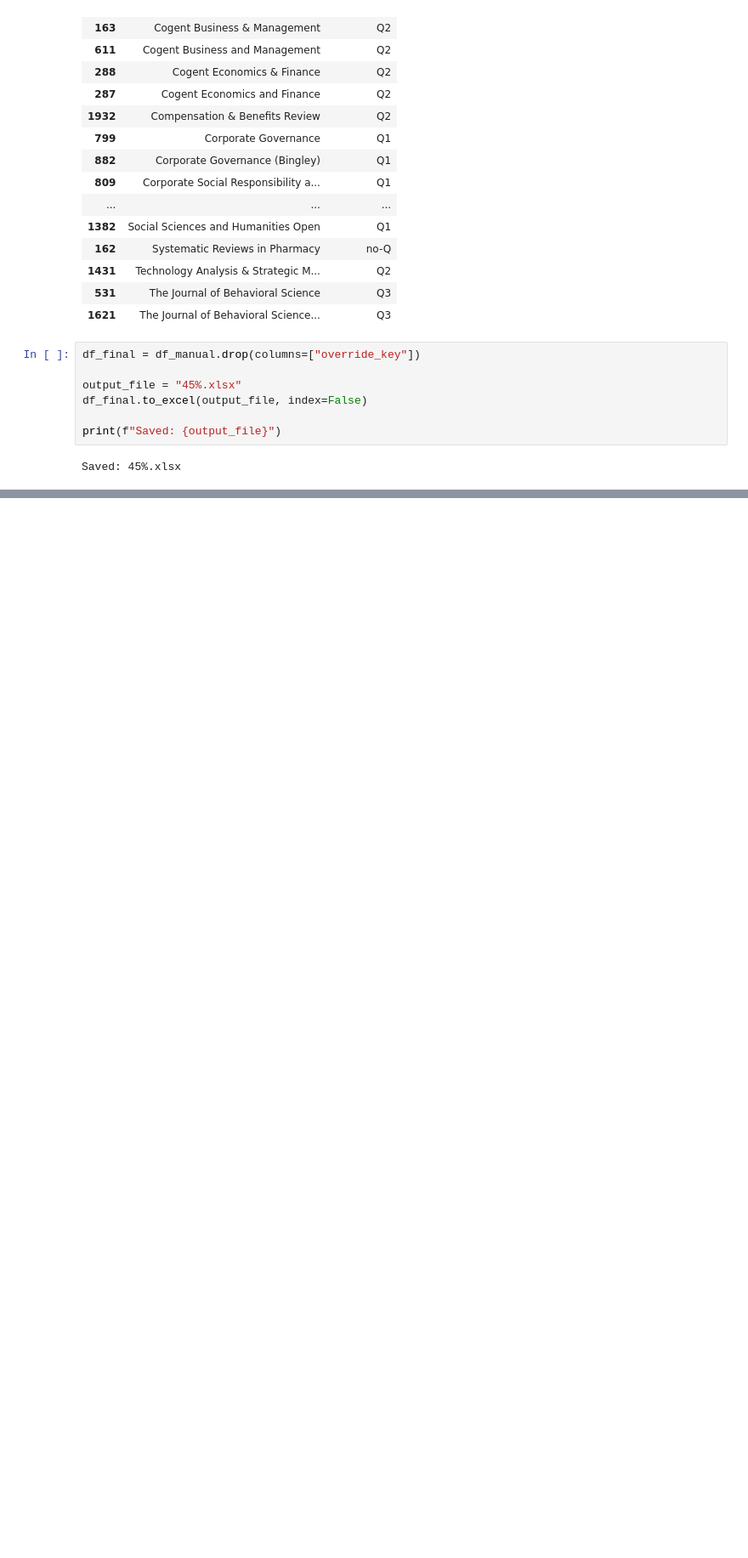
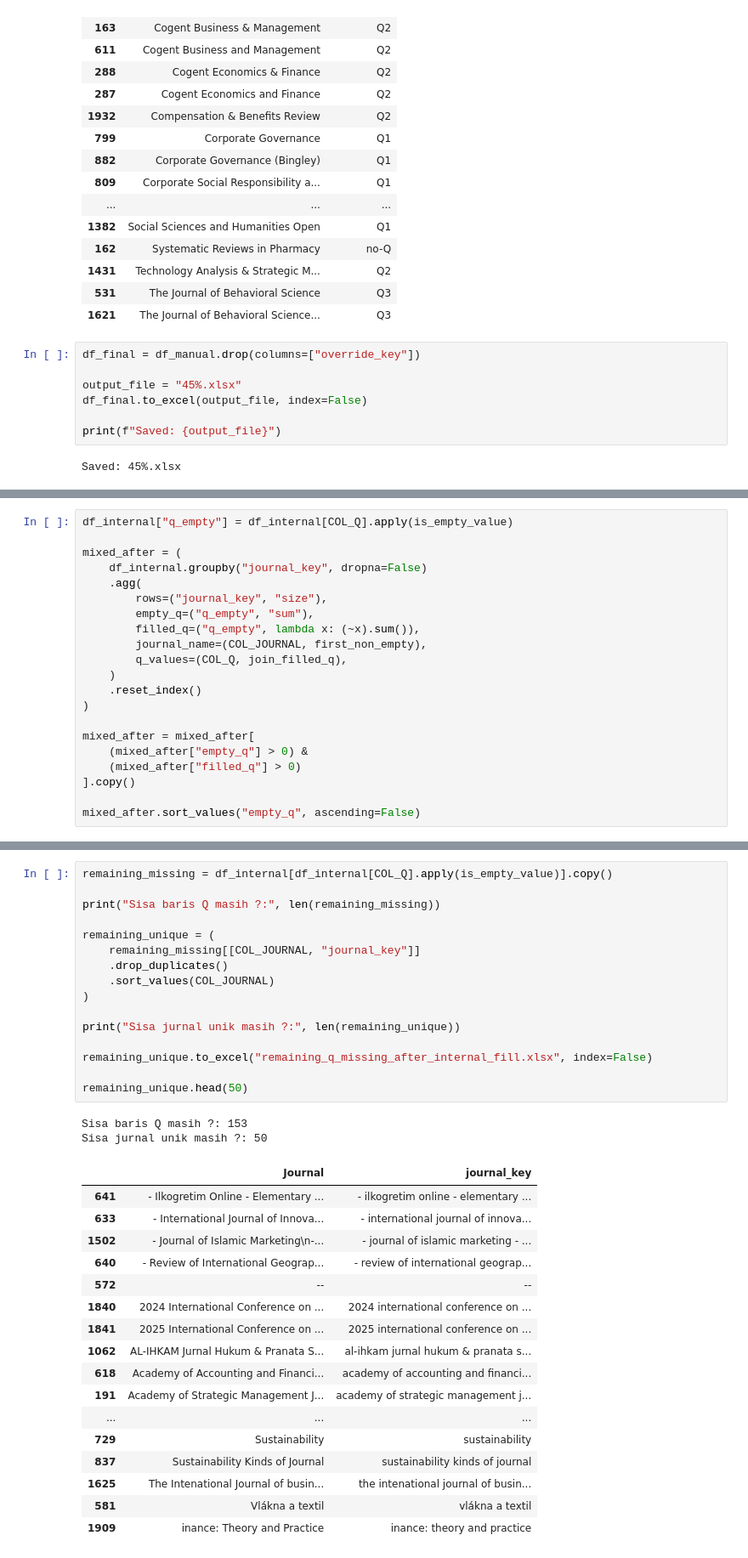
Before and after one commit to Rhefanza/FEB-publication-enrichment, a Jupyter notebook: lengkapin data/checkpoint 2B.ipynb, the cells around one changed output, grey strips where cells are left out. Shown at 85% size. Cells and saved outputs as stored; diff of their text form; blank space fills up the shorter version.

```diff
--- a/lengkapin data/checkpoint 2B.ipynb
+++ b/lengkapin data/checkpoint 2B.ipynb
@@ -139,0 +352,21 @@ Saved: 45%.xlsx
+# %%
+df_internal["q_empty"] = df_internal[COL_Q].apply(is_empty_value)
+
+mixed_after = (
+    df_internal.groupby("journal_key", dropna=False)
+    .agg(
+        rows=("journal_key", "size"),
+        empty_q=("q_empty", "sum"),
+        filled_q=("q_empty", lambda x: (~x).sum()),
+        journal_name=(COL_JOURNAL, first_non_empty),
+        q_values=(COL_Q, join_filled_q),
+    )
+    .reset_index()
+)
+
+mixed_after = mixed_after[
+    (mixed_after["empty_q"] > 0) &
+    (mixed_after["filled_q"] > 0)
+].copy()
+
+mixed_after.sort_values("empty_q", ascending=False)
@@ -139,0 +386,36 @@ Saved: 45%.xlsx
+# %%
+remaining_missing = df_internal[df_internal[COL_Q].apply(is_empty_value)].copy()
+
+print("Sisa baris Q masih ?:", len(remaining_missing))
+
+remaining_unique = (
+    remaining_missing[[COL_JOURNAL, "journal_key"]]
+    .drop_duplicates()
+    .sort_values(COL_JOURNAL)
+)
+
+print("Sisa jurnal unik masih ?:", len(remaining_unique))
+
+remaining_unique.to_excel("remaining_q_missing_after_internal_fill.xlsx", index=False)
+
+remaining_unique.head(50)
+# %% [output]
+Sisa baris Q masih ?: 153
+Sisa jurnal unik masih ?: 50
+|  | Journal | journal_key |
+| 641 | - Ilkogretim Online - Elementary ... | - ilkogretim online - elementary ... |
+| 633 | - International Journal of Innova... | - international journal of innova... |
+| 1502 | - Journal of Islamic Marketing\n-... | - journal of islamic marketing - ... |
+| 640 | - Review of International Geograp... | - review of international geograp... |
+| 572 | -- | -- |
+| 1840 | 2024 International Conference on ... | 2024 international conference on ... |
+| 1841 | 2025 International Conference on ... | 2025 international conference on ... |
+| 1062 | AL-IHKAM Jurnal Hukum & Pranata S... | al-ihkam jurnal hukum & pranata s... |
+| 618 | Academy of Accounting and Financi... | academy of accounting and financi... |
+| 191 | Academy of Strategic Management J... | academy of strategic management j... |
+| ... | ... | ... |
+| 729 | Sustainability | sustainability |
+| 837 | Sustainability Kinds of Journal | sustainability kinds of journal |
+| 1625 | The Intenational Journal of busin... | the intenational journal of busin... |
+| 581 | Vlákna a textil | vlákna a textil |
+| 1909 | inance: Theory and Practice | inance: theory and practice |
```
Also changed, not shown: parts of 14 cells of this notebook, 3 other files.
